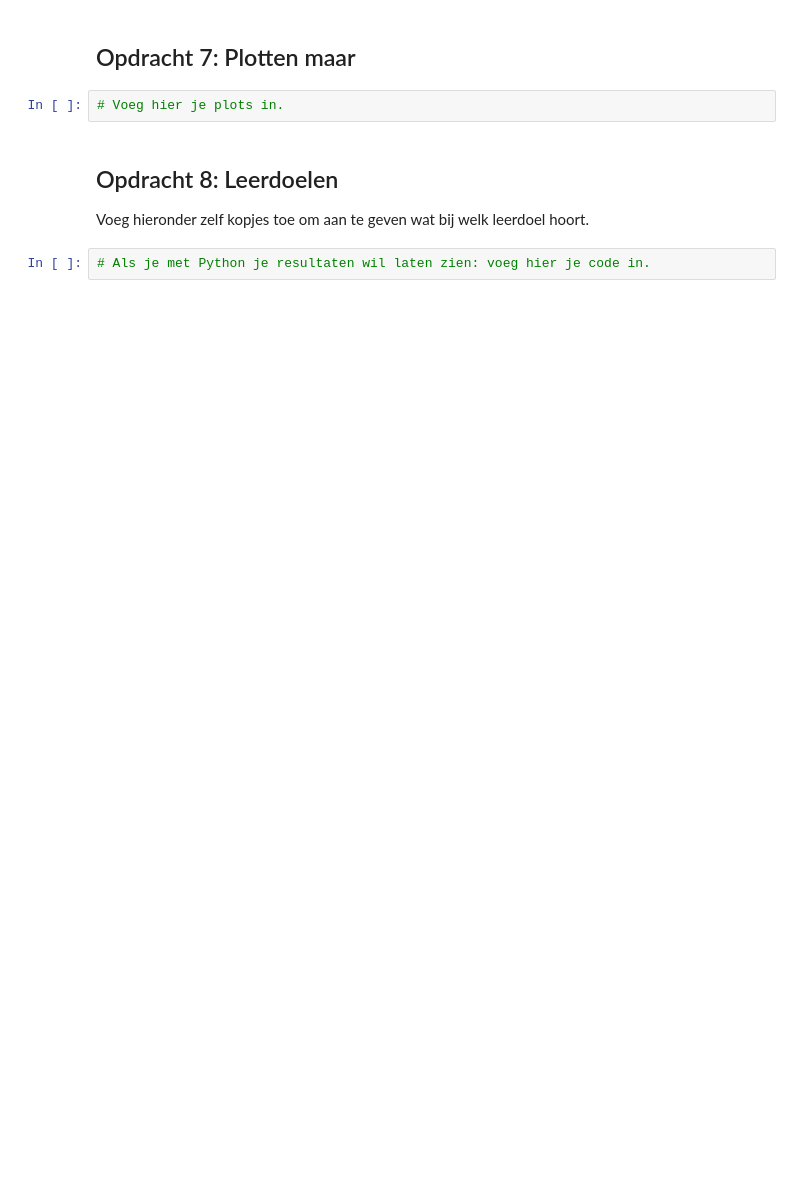
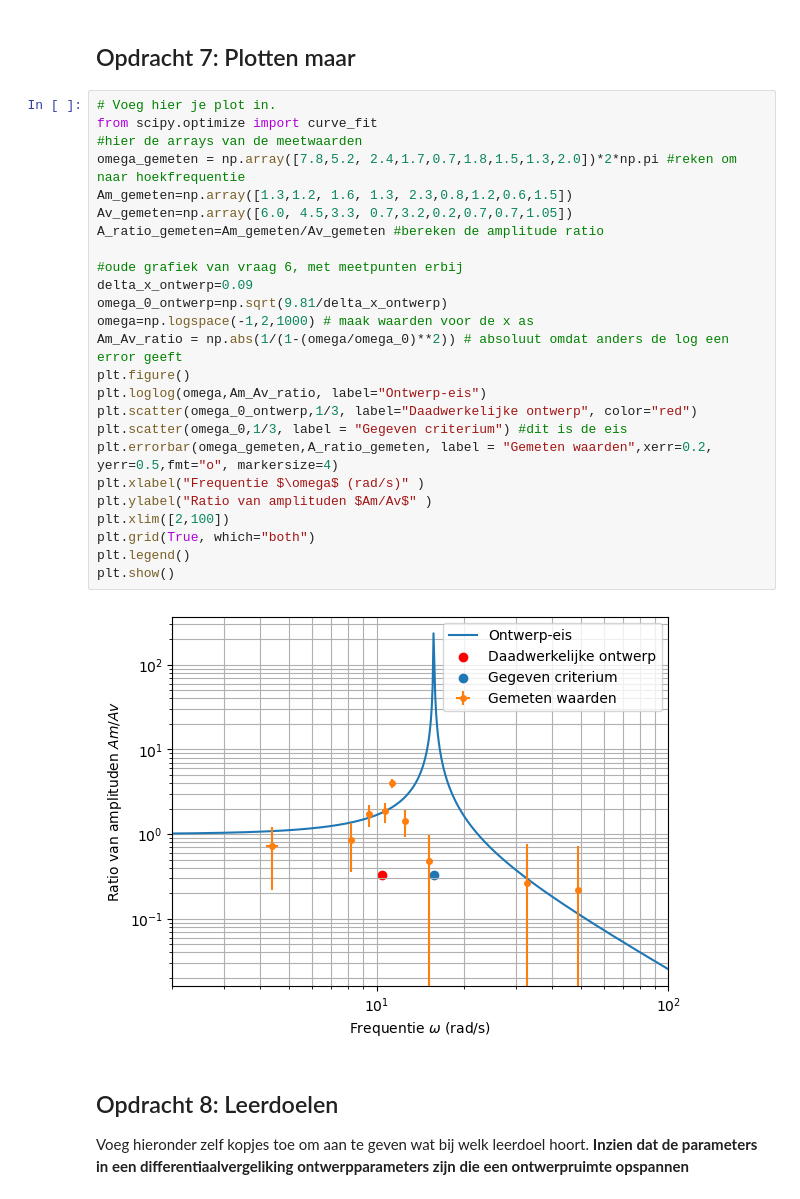
Before and after one commit to Tetras49/opdrachten-DEF-D, a Jupyter notebook: FysiekeOntwerpopdrachten/5MaakEenOpstellingTrillingsvrij/Ontwerpopdracht5MaakEenOpstellingTrillingsvrijInvulTemplate.ipynb, the cells around one changed output. Saved outputs shown, nothing was run; the diff lists cells and outputs as text; blank space fills up the shorter version.

```diff
--- a/FysiekeOntwerpopdrachten/5MaakEenOpstellingTrillingsvrij/Ontwerpopdracht5MaakEenOpstellingTrillingsvrijInvulTemplate.ipynb
+++ b/FysiekeOntwerpopdrachten/5MaakEenOpstellingTrillingsvrij/Ontwerpopdracht5MaakEenOpstellingTrillingsvrijInvulTemplate.ipynb
@@ -111,9 +171,33 @@ Als je hier negatief geantwoord hebt, kopieer onder deze cel dan alle cellen van
 # %% [markdown]
 ## Opdracht 7: Plotten maar
 # %%
-# Voeg hier je plots in.
+# Voeg hier je plot in.
+from scipy.optimize import curve_fit
+#hier de arrays van de meetwaarden
+omega_gemeten = np.array([7.8,5.2, 2.4,1.7,0.7,1.8,1.5,1.3,2.0])*2*np.pi #reken om naar hoekfrequentie
+Am_gemeten=np.array([1.3,1.2, 1.6, 1.3, 2.3,0.8,1.2,0.6,1.5])
+Av_gemeten=np.array([6.0, 4.5,3.3, 0.7,3.2,0.2,0.7,0.7,1.05])
+A_ratio_gemeten=Am_gemeten/Av_gemeten #bereken de amplitude ratio
+
+#oude grafiek van vraag 6, met meetpunten erbij
+delta_x_ontwerp=0.09
+omega_0_ontwerp=np.sqrt(9.81/delta_x_ontwerp)
+omega=np.logspace(-1,2,1000) # maak waarden voor de x as
+Am_Av_ratio = np.abs(1/(1-(omega/omega_0)**2)) # absoluut omdat anders de log een error geeft
+plt.figure()
+plt.loglog(omega,Am_Av_ratio, label="Ontwerp-eis")
+plt.scatter(omega_0_ontwerp,1/3, label="Daadwerkelijke ontwerp", color="red")
+plt.scatter(omega_0,1/3, label = "Gegeven criterium") #dit is de eis
+plt.errorbar(omega_gemeten,A_ratio_gemeten, label = "Gemeten waarden",xerr=0.2, yerr=0.5,fmt="o", markersize=4)
+plt.xlabel("Frequentie $\omega$ (rad/s)" )
+plt.ylabel("Ratio van amplituden $Am/Av$" )
+plt.xlim([2,100])
+plt.grid(True, which="both")
+plt.legend()
+plt.show()
+# %% [output]
+[figure, added]
 # %% [markdown]
 ## Opdracht 8: Leerdoelen
 Voeg hieronder zelf kopjes toe om aan te geven wat bij welk leerdoel hoort.
+**Inzien dat de parameters in een differentiaalvergeliking ontwerpparameters zijn die een ontwerpruimte opspannen**
-# %%
-# Als je met Python je resultaten wil laten zien: voeg hier je code in.
```
Also changed, not shown: parts of 17 cells of this notebook.
